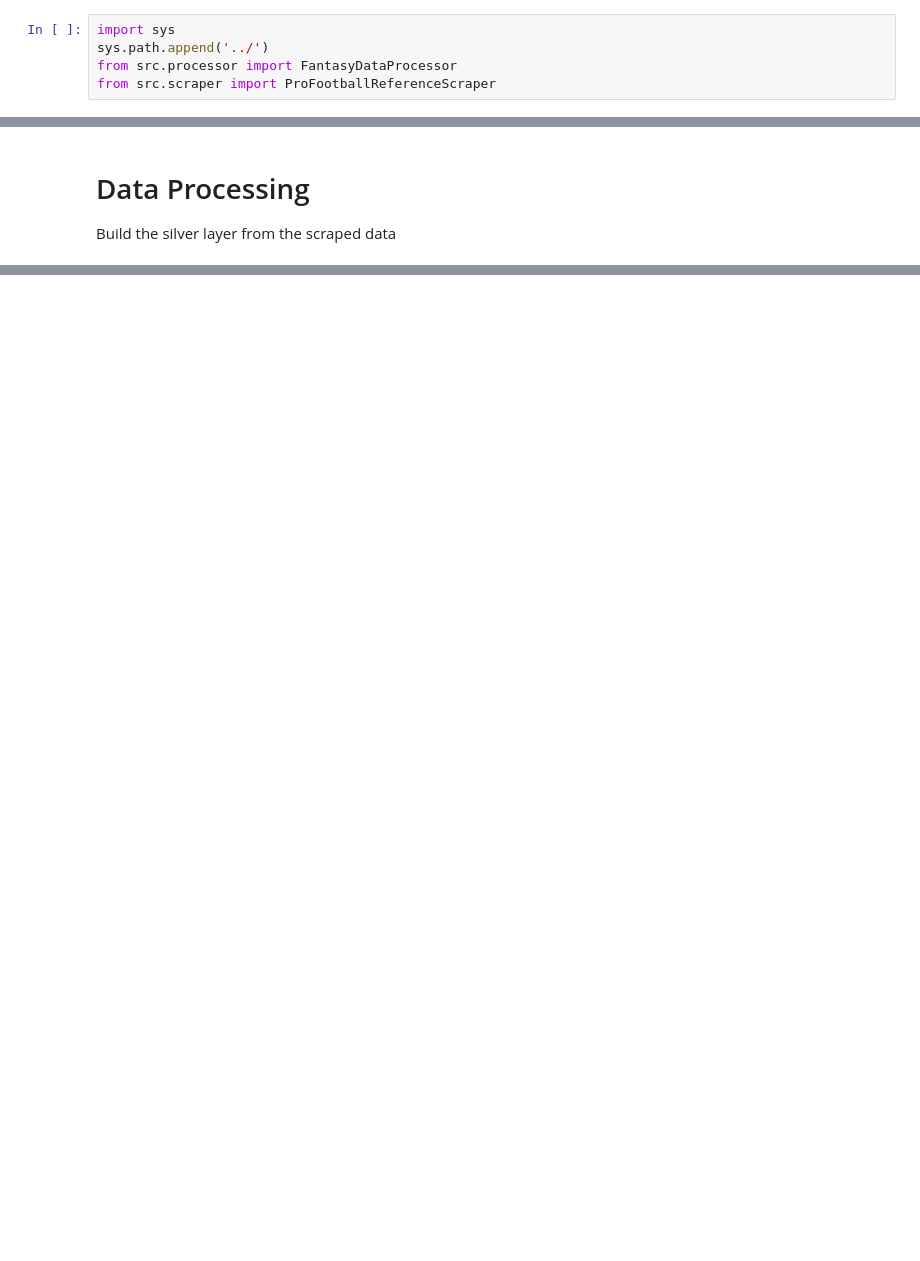
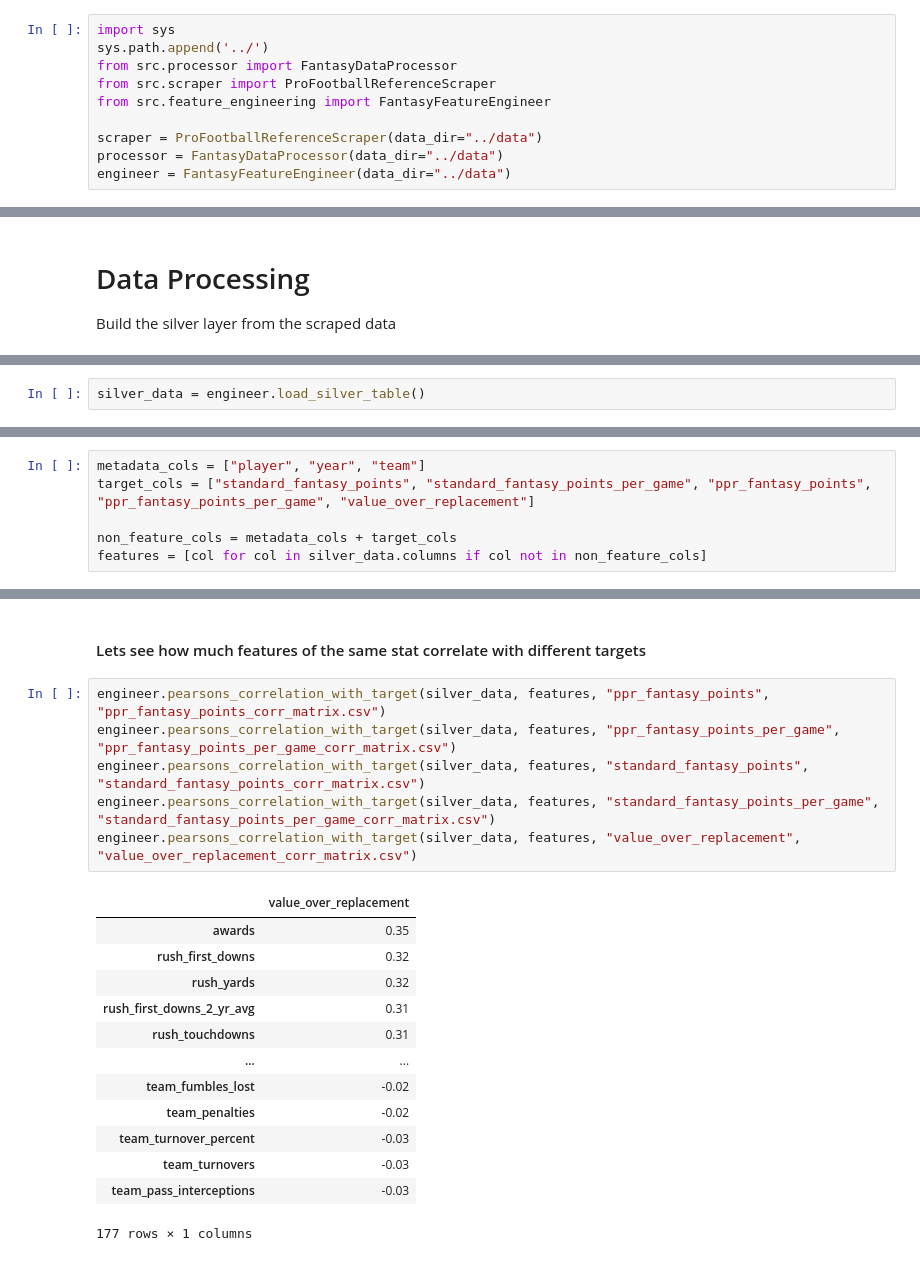
Before and after one commit to vivsiv/ff-model, a Jupyter notebook: notebooks/fantasy_data_collection.ipynb, the cells around one changed output, grey strips where cells are left out. Saved outputs shown, nothing was run; the diff lists cells and outputs as text; blank space fills up the shorter version.

```diff
--- a/notebooks/fantasy_data_collection.ipynb
+++ b/notebooks/fantasy_data_collection.ipynb
@@ -3,6 +3,11 @@ import sys
 sys.path.append('../')
 from src.processor import FantasyDataProcessor
 from src.scraper import ProFootballReferenceScraper
+from src.feature_engineering import FantasyFeatureEngineer
+
+scraper = ProFootballReferenceScraper(data_dir="../data")
+processor = FantasyDataProcessor(data_dir="../data")
+engineer = FantasyFeatureEngineer(data_dir="../data")
 # %% [markdown]
 # Data Collection
 
@@ -87,0 +62,2 @@ Let's check the quality of the collected data.
+# %%
+silver_data = engineer.load_silver_table()
@@ -111,0 +94,6 @@ if 'team_data' in locals():
+# %%
+metadata_cols = ["player", "year", "team"]
+target_cols = ["standard_fantasy_points", "standard_fantasy_points_per_game", "ppr_fantasy_points", "ppr_fantasy_points_per_game", "value_over_replacement"]
+
+non_feature_cols = metadata_cols + target_cols
+features = [col for col in silver_data.columns if col not in non_feature_cols]
@@ -111,0 +110,22 @@ if 'team_data' in locals():
+# %% [markdown]
+#### Lets see how much features of the same stat correlate with different targets
+# %%
+engineer.pearsons_correlation_with_target(silver_data, features, "ppr_fantasy_points", "ppr_fantasy_points_corr_matrix.csv")
+engineer.pearsons_correlation_with_target(silver_data, features, "ppr_fantasy_points_per_game", "ppr_fantasy_points_per_game_corr_matrix.csv")
+engineer.pearsons_correlation_with_target(silver_data, features, "standard_fantasy_points", "standard_fantasy_points_corr_matrix.csv")
+engineer.pearsons_correlation_with_target(silver_data, features, "standard_fantasy_points_per_game", "standard_fantasy_points_per_game_corr_matrix.csv")
+engineer.pearsons_correlation_with_target(silver_data, features, "value_over_replacement", "value_over_replacement_corr_matrix.csv")
+# %% [output]
+|  | value_over_replacement |
+| awards | 0.35 |
+| rush_first_downs | 0.32 |
+| rush_yards | 0.32 |
+| rush_first_downs_2_yr_avg | 0.31 |
+| rush_touchdowns | 0.31 |
+| ... | ... |
+| team_fumbles_lost | -0.02 |
+| team_penalties | -0.02 |
+| team_turnover_percent | -0.03 |
+| team_turnovers | -0.03 |
+| team_pass_interceptions | -0.03 |
+177 rows × 1 columns
```
Also changed, not shown: parts of 15 cells of this notebook, 3 other files.
